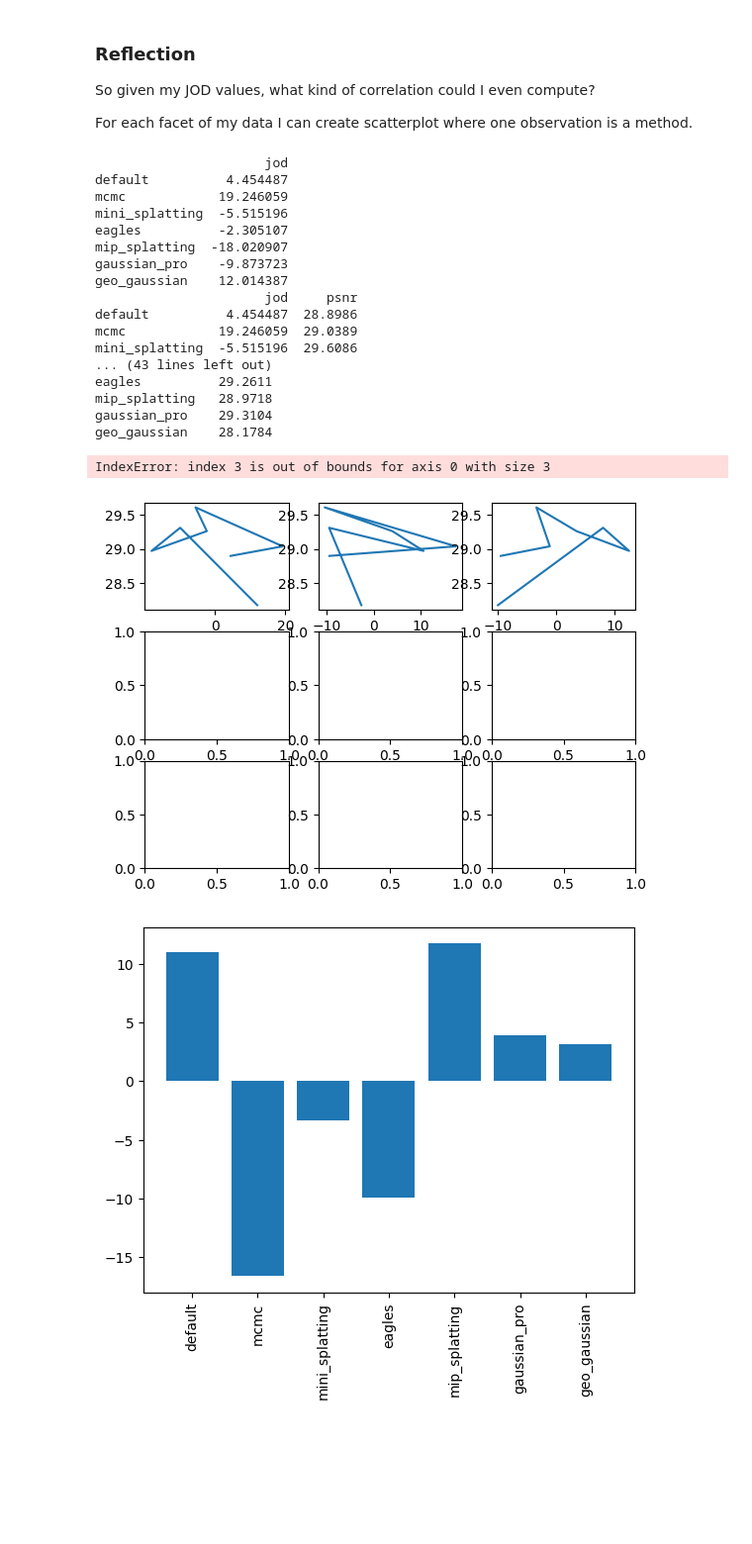
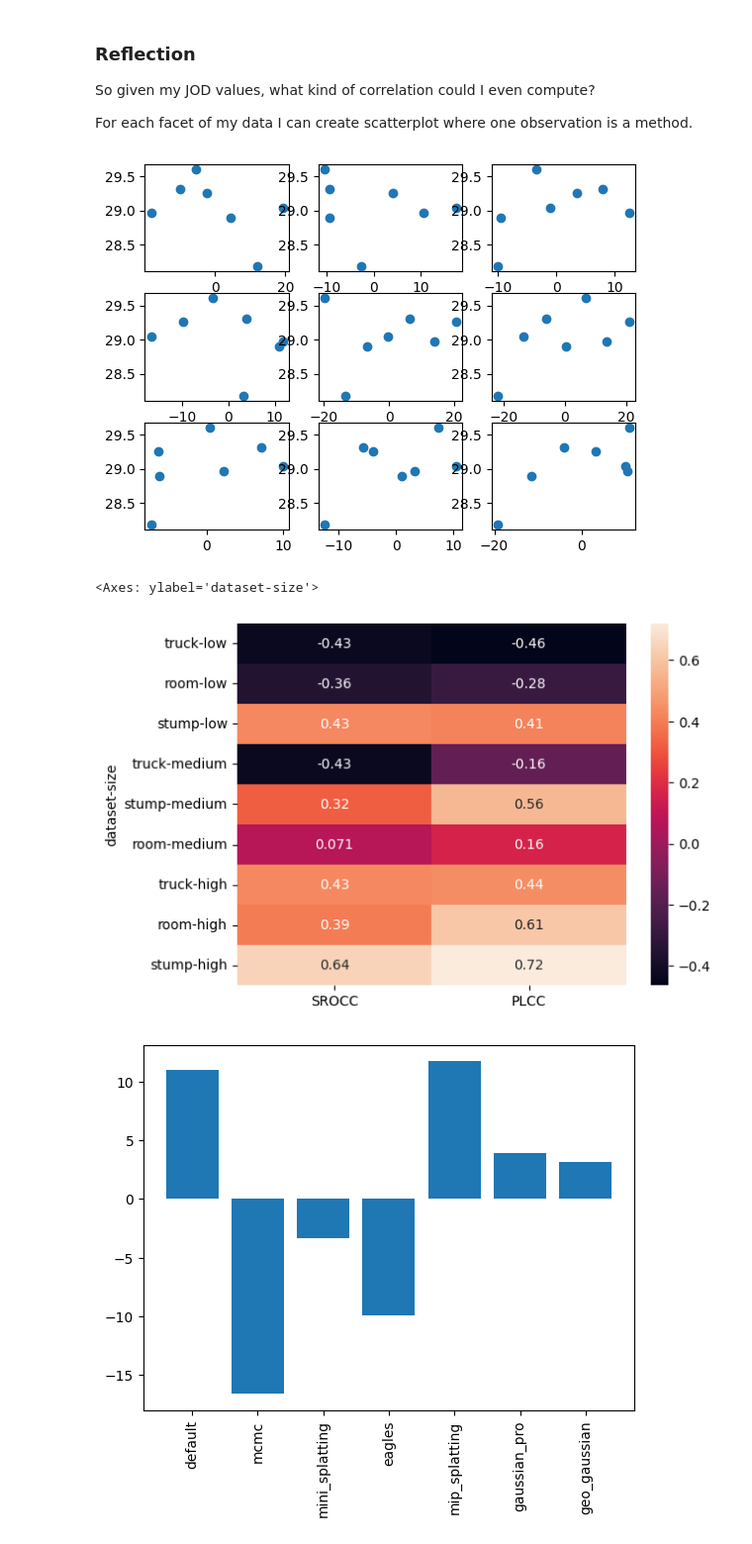
Before and after one commit to PaulErpen/final-data-analysis, a Jupyter notebook: joint-data-analysis.ipynb, the cells around one changed output. Shown at 99% size. Saved outputs shown, nothing was run; the diff lists cells and outputs as text; code cells hidden in the pictures; blank space fills up the shorter version.

```diff
--- a/joint-data-analysis.ipynb
+++ b/joint-data-analysis.ipynb
@@ -16,61 +16,91 @@ So given my JOD values, what kind of correlation could I even compute?
 For each facet of my data I can create scatterplot where one observation is a method.
 # %%
 from matplotlib import pyplot as plt
+from scipy.stats import pearsonr, norm, spearmanr
+import numpy as np
+
+def compute_spearman(x, y) -> float:
+    corr, _ = spearmanr(x, y)
+    return corr
 
 
-def plot_quality_metric_against_jod(quality_metric: str = "psnr") -> None:
+def compute_pearsonr(x, y) -> float:
+    corr, _ = pearsonr(x, y)
+    return corr
+
+
+def plot_quality_metric_against_jod(quality_metric: str = "psnr") -> pd.DataFrame:
     fig, axs = plt.subplots(3, 3)
 
+    records = []
+
     for i, dataset in enumerate(df_metrics["dataset"].unique()):
-        for j, size in enumerate(df_metrics["size"].unique()):
+        for j, size in enumerate(["low", "medium", "high"]):
             single_facet_df = (
                 df_jod[(df_jod["dataset"] == dataset) & (df_jod["size"] == size)]
                 .transpose()
                 .iloc[3:]
                 .rename(lambda x: "jod", axis=1)
             )
             metric_single_facet = (
                 df_metrics[
                     (df_metrics["dataset"] == "room") & (df_metrics["size"] == "low")
                 ]
                 .groupby(["model", "dataset", "size"])[quality_metric]
                 .median()
             )
             metrics_df = pd.DataFrame.from_dict(
                 {
                     "technique": [
-                        technique.replace("-", "_") for technique, _, _ in metric_single_facet.index
+                        technique.replace("-", "_")
+                        for technique, _, _ in metric_single_facet.index
                     ],
                     quality_metric: metric_single_facet.values,
                 }
             ).set_index("technique")
             single_facet_df = single_facet_df.join(metrics_df)
 
-            axs[i][j].plot(single_facet_df["jod"], single_facet_df[quality_metric])
+            axs[i][j].scatter(single_facet_df["jod"], single_facet_df[quality_metric])
+
+            records.append(
+                {
+                    "dataset": dataset,
+                    "size": size,
+                    "SROCC": compute_spearman(
+                        single_facet_df["jod"], single_facet_df[quality_metric]
+                    ),
+                    "PLCC": compute_pearsonr(
+                        single_facet_df["jod"].astype(np.float32),
+                        single_facet_df[quality_metric].astype(np.float32),
+                    ),
+                }
+            )
 
     plt.show()
 
-plot_quality_metric_against_jod()
+    return pd.DataFrame.from_records(records)
+
+
+df_psnr = plot_quality_metric_against_jod()
 # %% [output]
-                      jod
-default          4.454487
-mcmc            19.246059
-mini_splatting  -5.515196
-eagles          -2.305107
-mip_splatting  -18.020907
-gaussian_pro    -9.873723
-geo_gaussian    12.014387
-                      jod     psnr
-default          4.454487  28.8986
-mcmc            19.246059  29.0389
-mini_splatting  -5.515196  29.6086
-... (43 lines left out)
-eagles          29.2611
-mip_splatting   28.9718
-gaussian_pro    29.3104
-geo_gaussian    28.1784
-IndexError: index 3 is out of bounds for axis 0 with size 3
-[figure, old version]
+[figure, new version]
+# %%
+import seaborn as sns
+
+
+def get_sort_key_for_size(x):
+    return x.apply(lambda y: {"high": 3, "medium": 2, "low": 1}[y])
+
+
+sns.heatmap(
+    df_psnr.sort_values("size", key=lambda x: get_sort_key_for_size(x)).set_index(
+        ["dataset", "size"]
+    ),
+    annot=True,
+)
+# %% [output]
+<Axes: ylabel='dataset-size'>
+[figure, added]
 # %%
 from matplotlib import pyplot as plt
 
```
